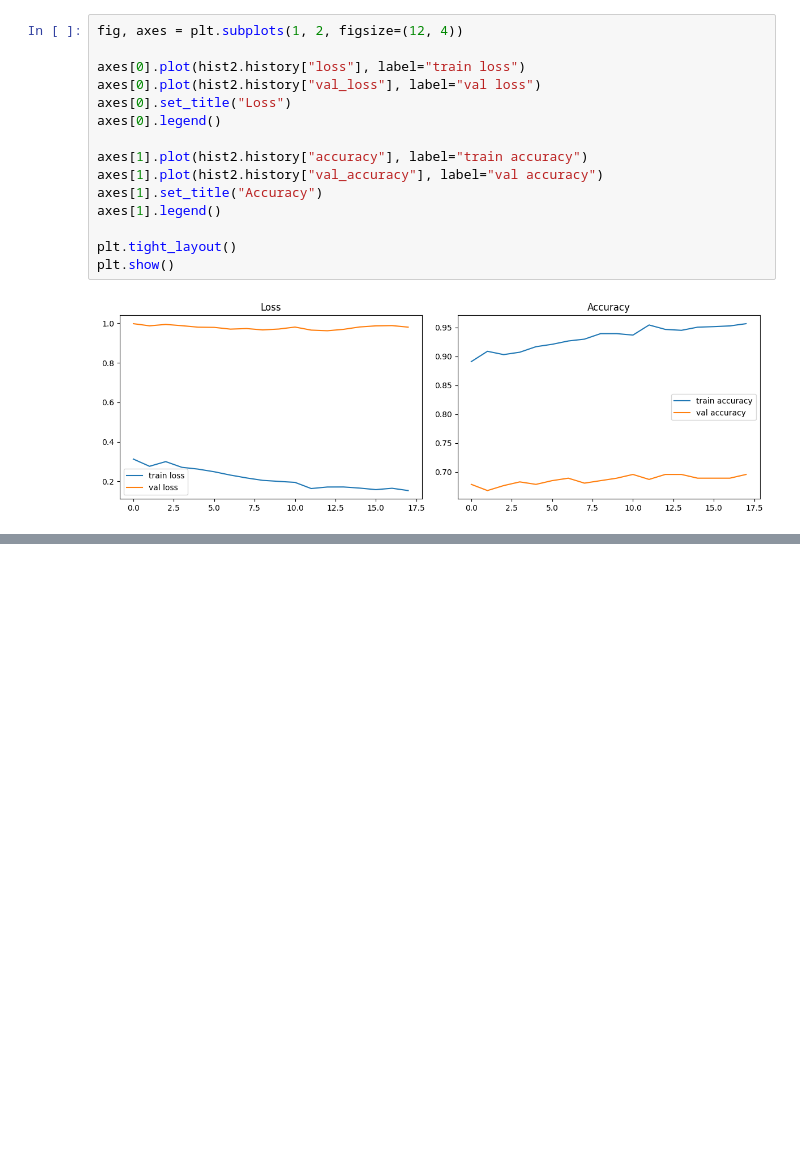
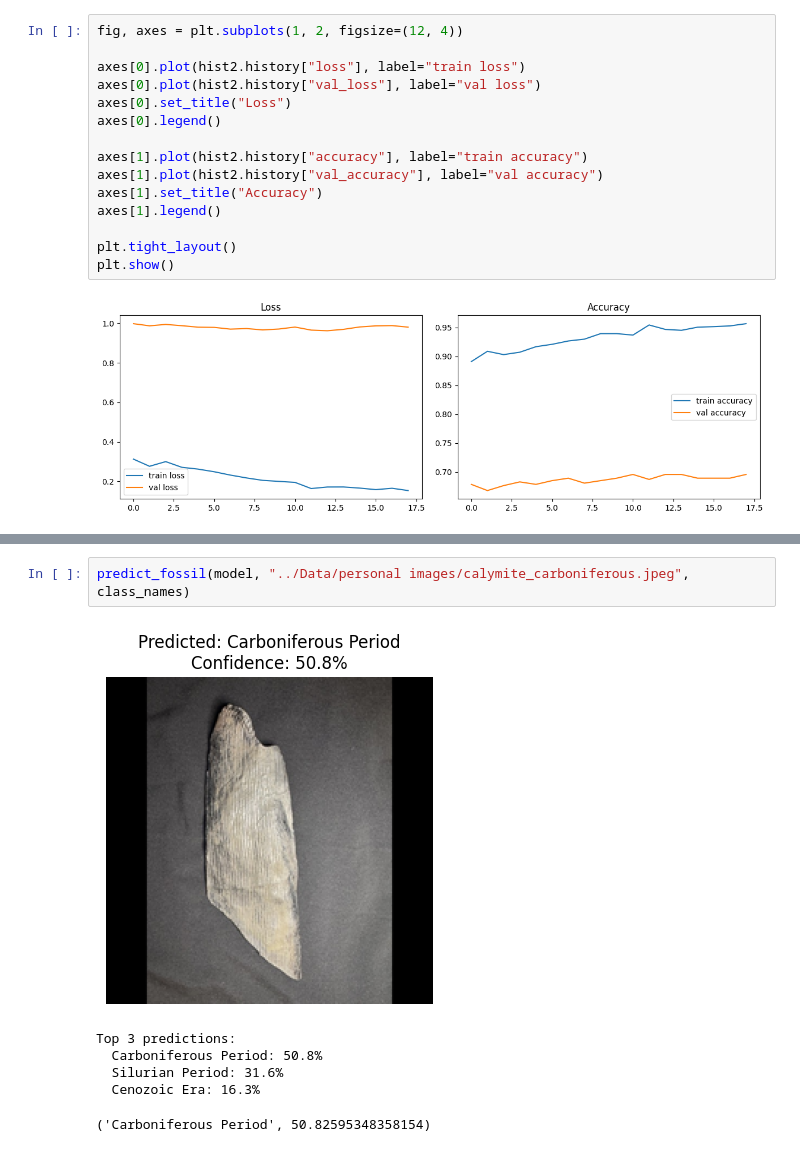
Before and after one commit to Taran-Gupta/DS4002_Project3, a Jupyter notebook: Scripts/Model Prediction.ipynb, the cells around one changed output, grey strips where cells are left out. Saved outputs shown, nothing was run; the diff lists cells and outputs as text; blank space fills up the shorter version.

```diff
--- a/Scripts/Model Prediction.ipynb
+++ b/Scripts/Model Prediction.ipynb
@@ -279,0 +467,9 @@ plt.show()
+# %%
+predict_fossil(model, "../Data/personal images/calymite_carboniferous.jpeg", class_names)
+# %% [output]
+[figure, added]
+Top 3 predictions:
+  Carboniferous Period: 50.8%
+  Silurian Period: 31.6%
+  Cenozoic Era: 16.3%
+('Carboniferous Period', 50.82595348358154)
```
Also changed, not shown: parts of 14 cells of this notebook, 5 other files.
